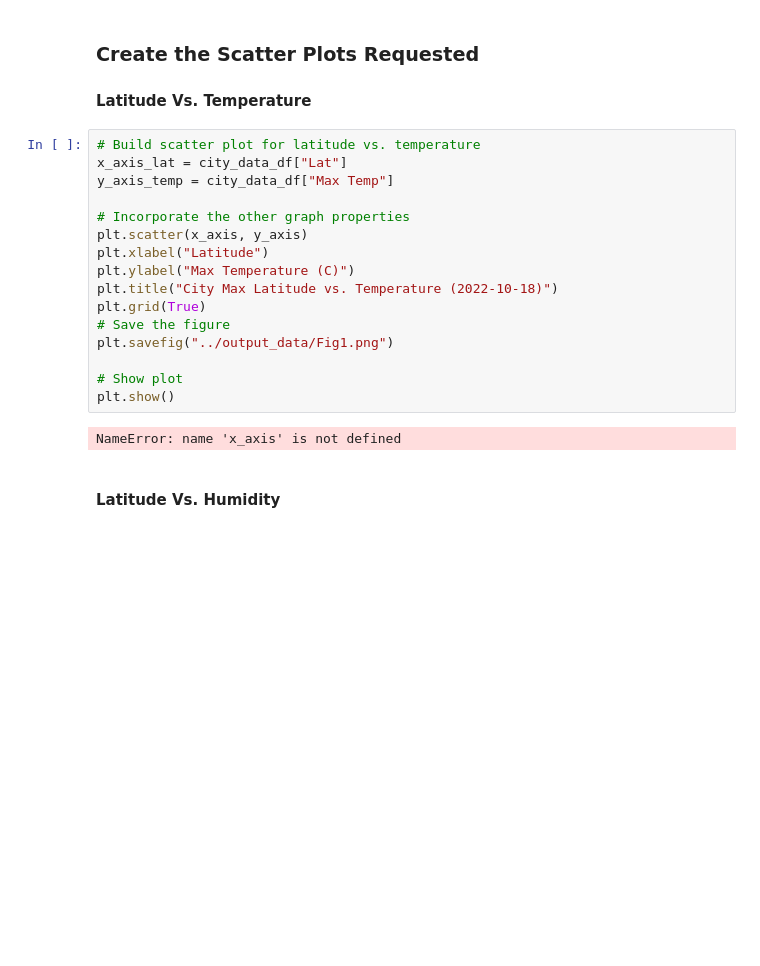
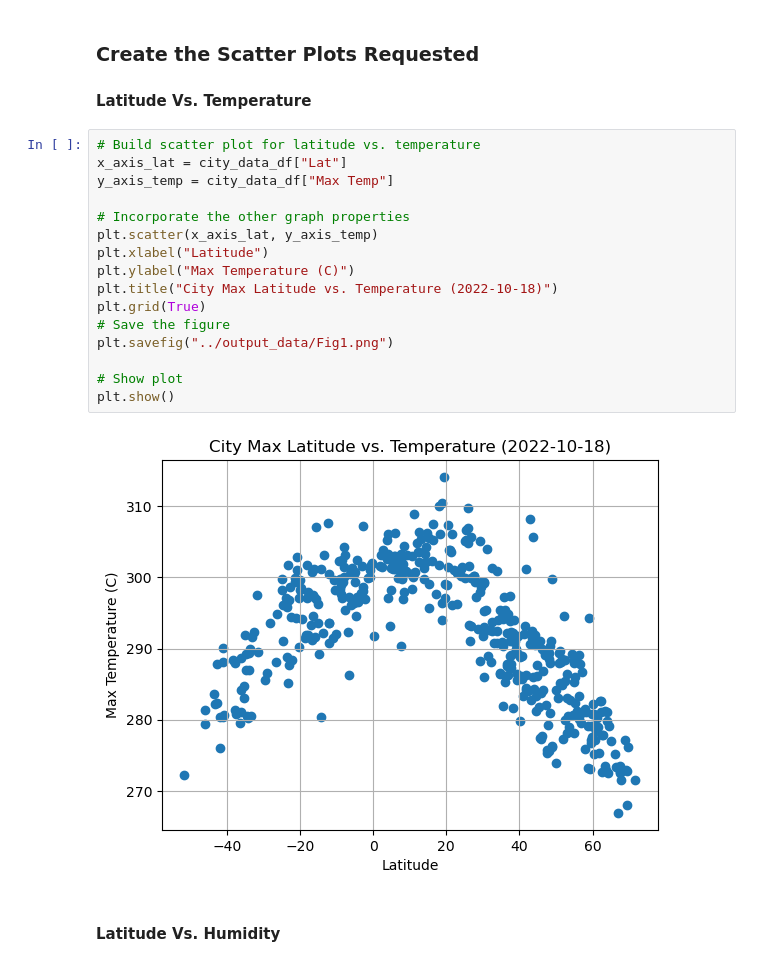
Before and after one commit to Momocat10/python-api-challenge, a Jupyter notebook: WeatherPy/WeatherPy.ipynb, the cells around one changed output. Cells and saved outputs as stored; diff of their text form; blank space fills up the shorter version.

Commit message:
fixed anerror on lat vs temp first scatter

```diff
--- a/WeatherPy/WeatherPy.ipynb
+++ b/WeatherPy/WeatherPy.ipynb
@@ -191,21 +191,21 @@ city_data_df.head()
 # %%
 # Build scatter plot for latitude vs. temperature
 x_axis_lat = city_data_df["Lat"]
 y_axis_temp = city_data_df["Max Temp"]
 
 # Incorporate the other graph properties
-plt.scatter(x_axis, y_axis)
+plt.scatter(x_axis_lat, y_axis_temp)
 plt.xlabel("Latitude")
 plt.ylabel("Max Temperature (C)")
 plt.title("City Max Latitude vs. Temperature (2022-10-18)")
 plt.grid(True)
 # Save the figure
 plt.savefig("../output_data/Fig1.png")
 
 # Show plot
 plt.show()
 # %% [output]
-NameError: name 'x_axis' is not defined
+[figure, added]
 # %% [markdown]
 #### Latitude Vs. Humidity
 # %%
```
Also changed, not shown: parts of 18 cells of this notebook, 5 other files.
